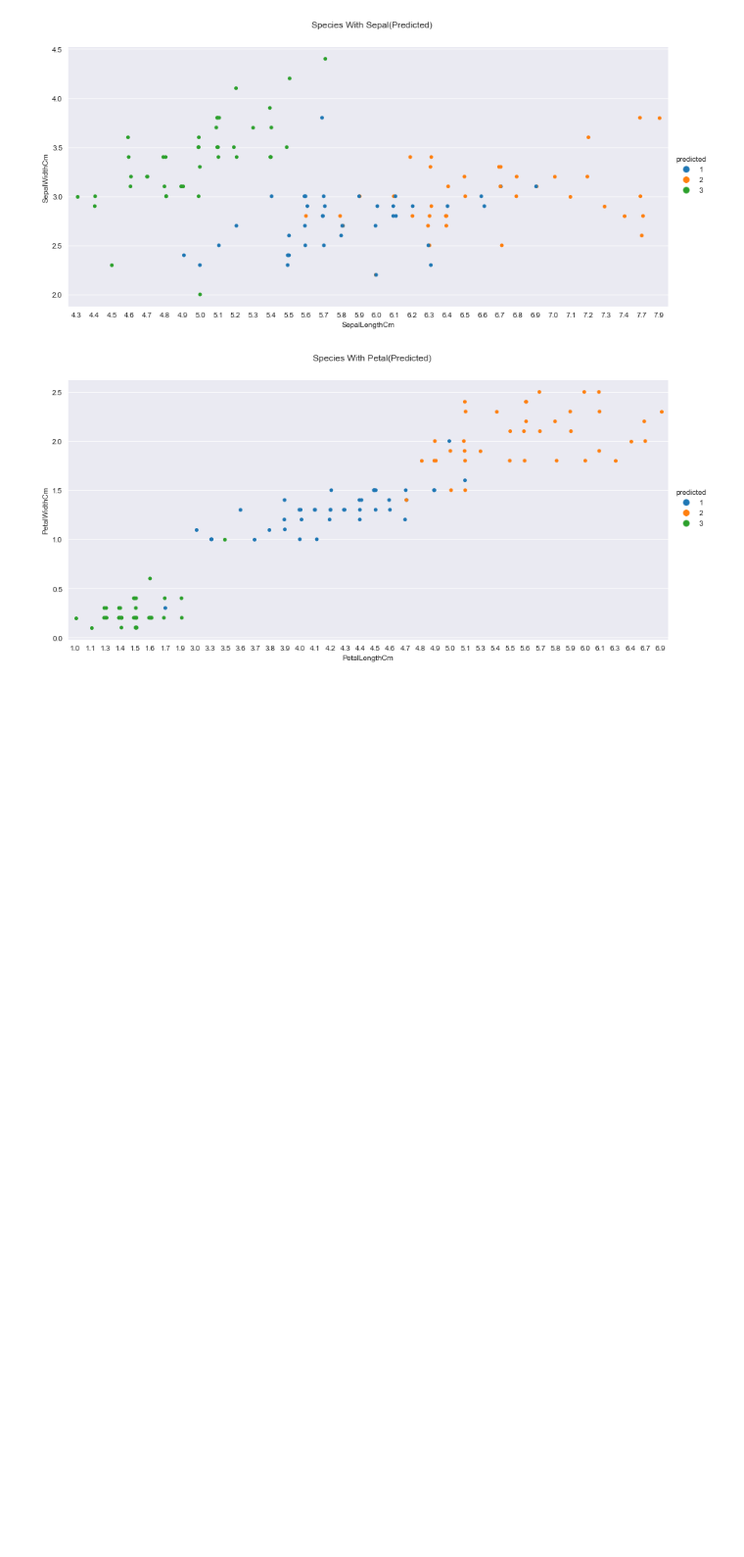
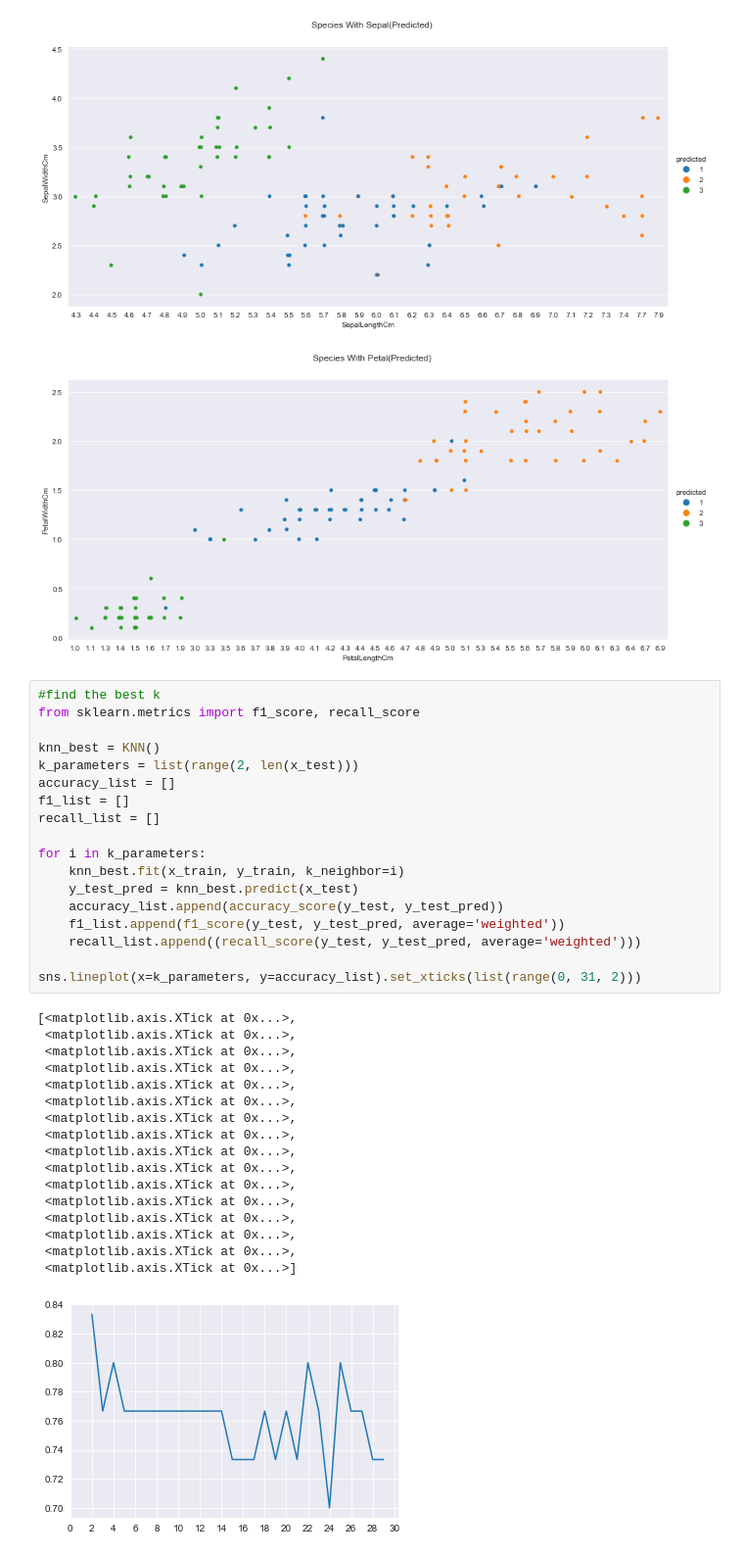
Before and after one commit to pouriaSameti/ML-Projects, a Jupyter notebook: Q2-Iris/code/Iris_Prediction/Iris_KNN.ipynb, the cells around one changed output. Shown: that part at 98% size. Drawn from its saved outputs; the diff is of its cells as text; blank space fills up the shorter version.

Commit message:
Iris -> checking f1,recall & accuracy with respect to different K neighbors.

```diff
--- a/Q2-Iris/code/Iris_Prediction/Iris_KNN.ipynb
+++ b/Q2-Iris/code/Iris_Prediction/Iris_KNN.ipynb
@@ -156,3 +156,39 @@ cat_plot4.fig.subplots_adjust(top=0.9)
 # %% [output]
 [figure]
 [figure]
+# %%
+#find the best k
+from sklearn.metrics import f1_score, recall_score
+
+knn_best = KNN()
+k_parameters = list(range(2, len(x_test)))
+accuracy_list = []
+f1_list = []
+recall_list = []
+
+for i in k_parameters:
+    knn_best.fit(x_train, y_train, k_neighbor=i)
+    y_test_pred = knn_best.predict(x_test)
+    accuracy_list.append(accuracy_score(y_test, y_test_pred))
+    f1_list.append(f1_score(y_test, y_test_pred, average='weighted'))
+    recall_list.append((recall_score(y_test, y_test_pred, average='weighted')))
+
+sns.lineplot(x=k_parameters, y=accuracy_list).set_xticks(list(range(0, 31, 2)))
+# %% [output]
+[<matplotlib.axis.XTick at 0x...>,
+ <matplotlib.axis.XTick at 0x...>,
+ <matplotlib.axis.XTick at 0x...>,
+ <matplotlib.axis.XTick at 0x...>,
+ <matplotlib.axis.XTick at 0x...>,
+ <matplotlib.axis.XTick at 0x...>,
+ <matplotlib.axis.XTick at 0x...>,
+ <matplotlib.axis.XTick at 0x...>,
+ <matplotlib.axis.XTick at 0x...>,
+ <matplotlib.axis.XTick at 0x...>,
+ <matplotlib.axis.XTick at 0x...>,
+ <matplotlib.axis.XTick at 0x...>,
+ <matplotlib.axis.XTick at 0x...>,
+ <matplotlib.axis.XTick at 0x...>,
+ <matplotlib.axis.XTick at 0x...>,
+ <matplotlib.axis.XTick at 0x...>]
+[figure, added]
```
Also changed, not shown: parts of 2 cells of this notebook.
